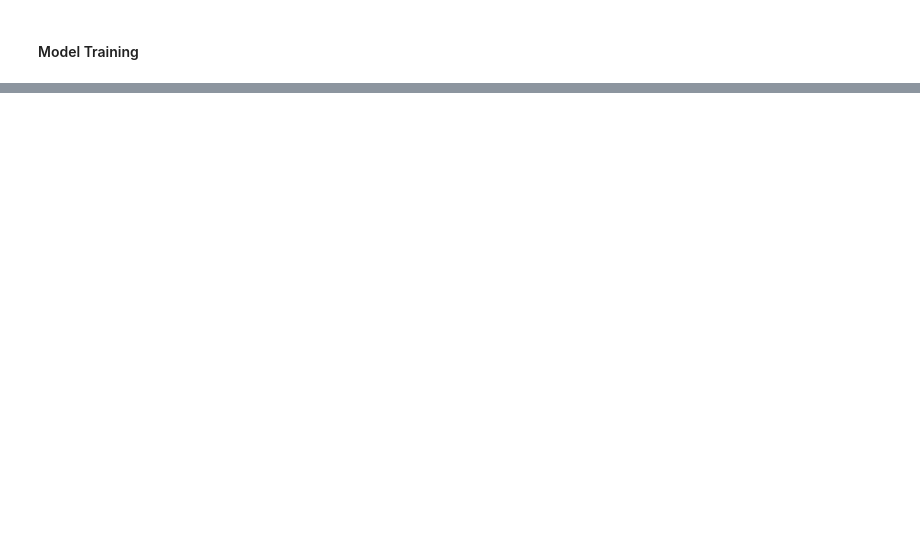
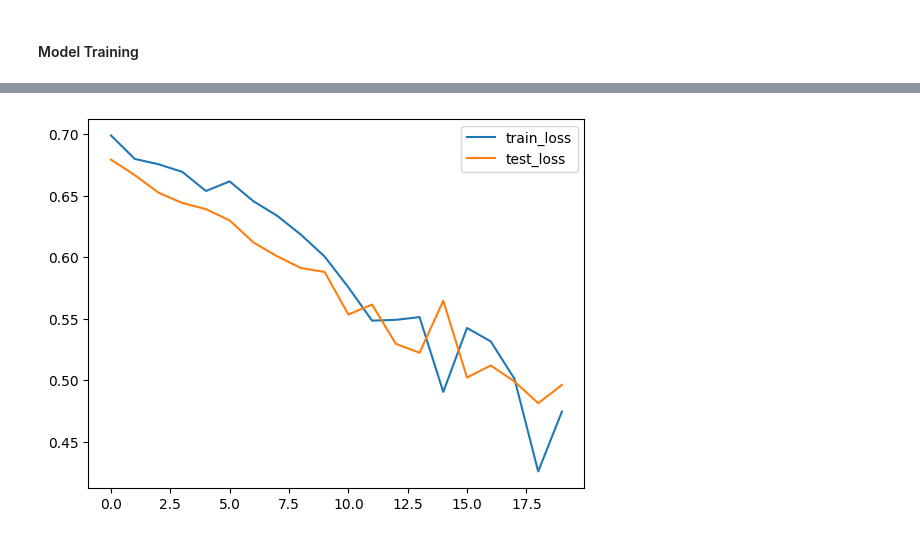
Before and after one commit to sam20799/Deep_Learning, a Jupyter notebook: rock_vs_mine_classification.ipynb, the cells around one changed output, grey strips where cells are left out. Cells and saved outputs as stored; diff of their text form; code cells hidden in the pictures; blank space fills up the shorter version.

```diff
--- a/rock_vs_mine_classification.ipynb
+++ b/rock_vs_mine_classification.ipynb
@@ -159,0 +169,21 @@ plt.plot(val_losses)
+# %%
+class nn_with_dropout(nn.Module):
+    def __init__(self):
+        super().__init__()
+        self.network = nn.Sequential(
+            nn.Linear(60,128),
+            nn.ReLU(),
+            nn.Dropout(p=0.5),
+            nn.Linear(128,64),
+            nn.ReLU(),
+            nn.Dropout(p=0.5),
+            nn.Linear(64,2),
+        )
+    def forward(self,x):
+        return self.network(x)
+# %%
+model_with_dropout = nn_with_dropout()
+optimizer = optim.Adam(model_with_dropout.parameters(),lr=0.001)
+# %%
+
+train_loss_dropout,val_loss_dropout,val_acc_dropout = train_test_model(model_with_dropout,criterion,optimizer,train_loader,test_loader,epochs=20)
@@ -159,0 +211,7 @@ plt.plot(val_losses)
+# %%
+plt.plot(train_loss_dropout,label="train_loss")
+plt.plot(val_loss_dropout,label="test_loss")
+plt.legend()
+plt.show()
+# %% [output]
+[figure, added]
```
Also changed, not shown: parts of 8 cells of this notebook.
